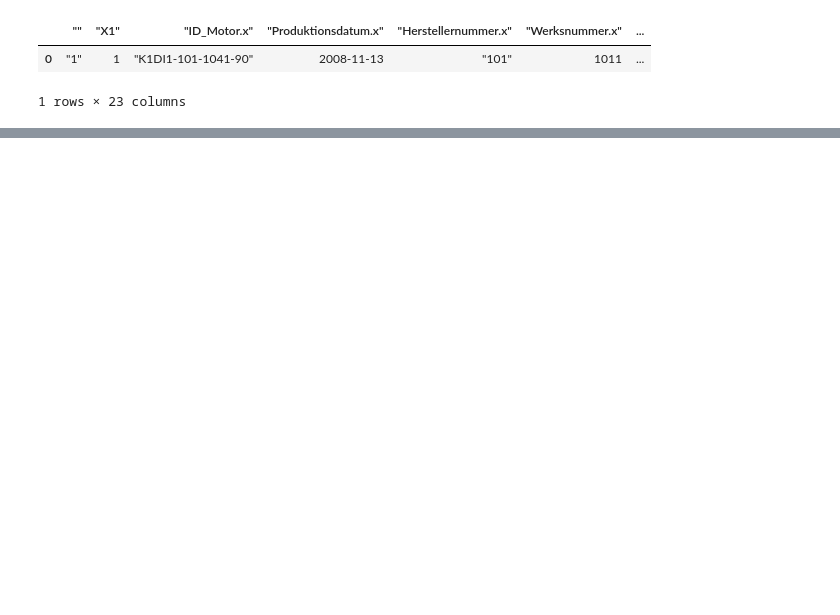
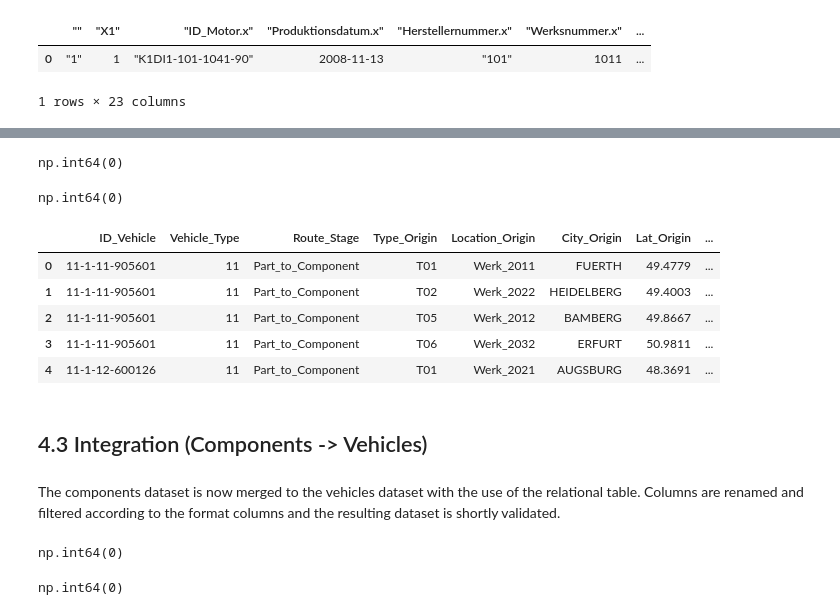
Before and after one commit to Kian7667/Car_Supply_Chain_Analysis, a Jupyter notebook: SoSe26_Case_Study_Group_11.ipynb, the cells around one changed output, grey strips where cells are left out. Drawn from its saved outputs; the diff is of its cells as text; code cells hidden in the pictures; blank space fills up the shorter version.

```diff
--- a/SoSe26_Case_Study_Group_11.ipynb
+++ b/SoSe26_Case_Study_Group_11.ipynb
@@ -366,0 +1432,6 @@ engine_k1di1_path = "data/IDA SoSe26 - Data/Komponente_K1DI1.csv"
+# %%
+# Concatinating and turning the relational table into long format to make merging easier
+# Additionally adding a new column for the vehicle_type retrieved from the ID
+components_vehicle_relation = pd.concat([vehicle_components_Typ11, vehicle_components_Typ12], ignore_index= True)
+components_vehicle_relation = components_vehicle_relation.melt(id_vars = ["ID_Fahrzeug"], value_name= "ID_Komponente").drop(columns = ["variable"])
+components_vehicle_relation["Vehicle_Type"] = components_vehicle_relation["ID_Fahrzeug"].str.split("-").str[0]
@@ -366,0 +1495,31 @@ engine_k1di1_path = "data/IDA SoSe26 - Data/Komponente_K1DI1.csv"
+# %%
+part_to_component = single_parts.merge(part_component_relation, on = "ID_Einzelteil", how = "left", validate = "1:1")\
+.merge(components, on = "ID_Komponente", how = "left", validate = "m:1", suffixes = ["_Origin", "_Destination"])\
+.merge(components_vehicle_relation, on = "ID_Komponente", how = "left", validate = "m:1")\
+    .rename(columns = {"ID_Fahrzeug" : "ID_Vehicle"})
+# %%
+part_to_component["Route_Stage"] = "Part_to_Component"
+# %%
+part_to_component = part_to_component[format_columns]
+# %%
+# short validation of the final table
+part_to_component.isna().sum().sum()
+# %% [output]
+np.int64(0)
+# %%
+part_to_component.duplicated(keep = False).sum()
+# %% [output]
+np.int64(0)
+# %%
+part_to_component.head()
+# %% [output]
+|  | ID_Vehicle | Vehicle_Type | Route_Stage | Type_Origin | Location_Origin | City_Origin | Lat_Origin | ... |
+| 0 | 11-1-11-905601 | 11 | Part_to_Component | T01 | Werk_2011 | FUERTH | 49.4779 | ... |
+| 1 | 11-1-11-905601 | 11 | Part_to_Component | T02 | Werk_2022 | HEIDELBERG | 49.4003 | ... |
+| 2 | 11-1-11-905601 | 11 | Part_to_Component | T05 | Werk_2012 | BAMBERG | 49.8667 | ... |
+| 3 | 11-1-11-905601 | 11 | Part_to_Component | T06 | Werk_2032 | ERFURT | 50.9811 | ... |
+| 4 | 11-1-12-600126 | 11 | Part_to_Component | T01 | Werk_2021 | AUGSBURG | 48.3691 | ... |
+# %% [markdown]
+## 4.3 Integration (Components -> Vehicles)
+# %% [markdown]
+The components dataset is now merged to the vehicles dataset with the use of the relational table. Columns are renamed and filtered according to the format columns and the resulting dataset is shortly validated.
@@ -366,0 +1534,9 @@ engine_k1di1_path = "data/IDA SoSe26 - Data/Komponente_K1DI1.csv"
+# %%
+# short validation
+component_to_vehicle.isna().sum().sum()
+# %% [output]
+np.int64(0)
+# %%
+component_to_vehicle.duplicated(keep = False).sum()
+# %% [output]
+np.int64(0)
```
Also changed, not shown: parts of 211 cells of this notebook, 2 other files.
